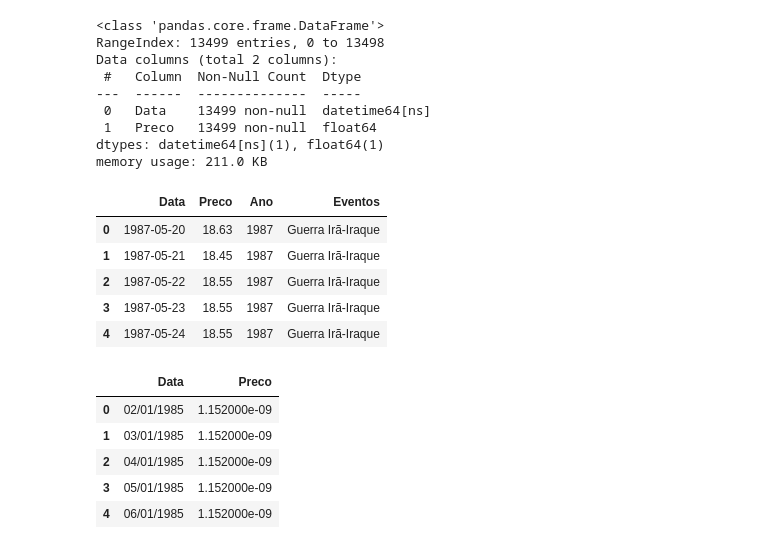
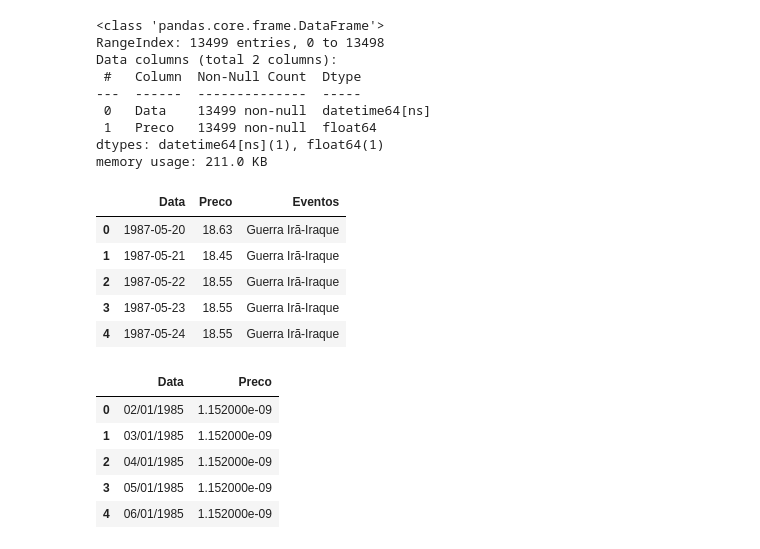
Before and after one commit to Zoneti/fiap-postech-tech-challenge4, a Jupyter notebook: TC4_Grupo44.ipynb, the cells around one changed output. Drawn from its saved outputs; the diff is of its cells as text; code cells hidden in the pictures.

```diff
--- a/TC4_Grupo44.ipynb
+++ b/TC4_Grupo44.ipynb
@@ -224,15 +225,16 @@ memory usage: 211.0 KB
 # %%
 df_preco_barril_eventos = df_preco_barril.copy()
 df_preco_barril_eventos['Ano'] = df_preco_barril_eventos['Data'].dt.year
 df_preco_barril_eventos['Eventos'] = df_preco_barril_eventos.apply(aplicando_eventos, axis=1)
+df_preco_barril_eventos.drop("Ano", axis = 1, inplace = True)
 df_preco_barril_eventos.head()  # Exibe as primeiras linhas para verificação
 # %% [output]
-|  | Data | Preco | Ano | Eventos |
-| 0 | 1987-05-20 | 18.63 | 1987 | Guerra Irã-Iraque |
-| 1 | 1987-05-21 | 18.45 | 1987 | Guerra Irã-Iraque |
-| 2 | 1987-05-22 | 18.55 | 1987 | Guerra Irã-Iraque |
-| 3 | 1987-05-23 | 18.55 | 1987 | Guerra Irã-Iraque |
-| 4 | 1987-05-24 | 18.55 | 1987 | Guerra Irã-Iraque |
+|  | Data | Preco | Eventos |
+| 0 | 1987-05-20 | 18.63 | Guerra Irã-Iraque |
+| 1 | 1987-05-21 | 18.45 | Guerra Irã-Iraque |
+| 2 | 1987-05-22 | 18.55 | Guerra Irã-Iraque |
+| 3 | 1987-05-23 | 18.55 | Guerra Irã-Iraque |
+| 4 | 1987-05-24 | 18.55 | Guerra Irã-Iraque |
 # %%
 #Importação do csv Taxa Cambio Dólar Comercial / Real - Compra
 
```
Also changed, not shown: parts of 15 cells of this notebook.
